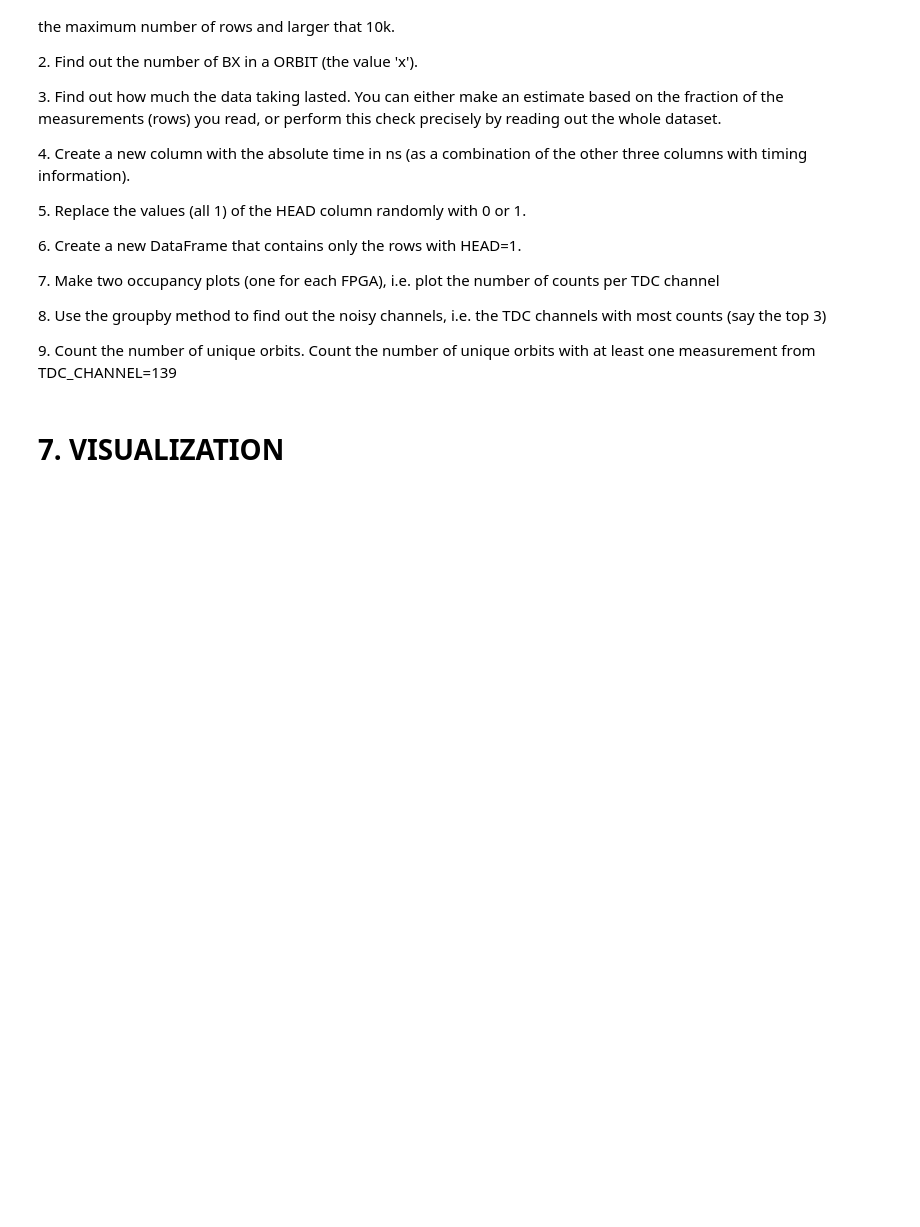
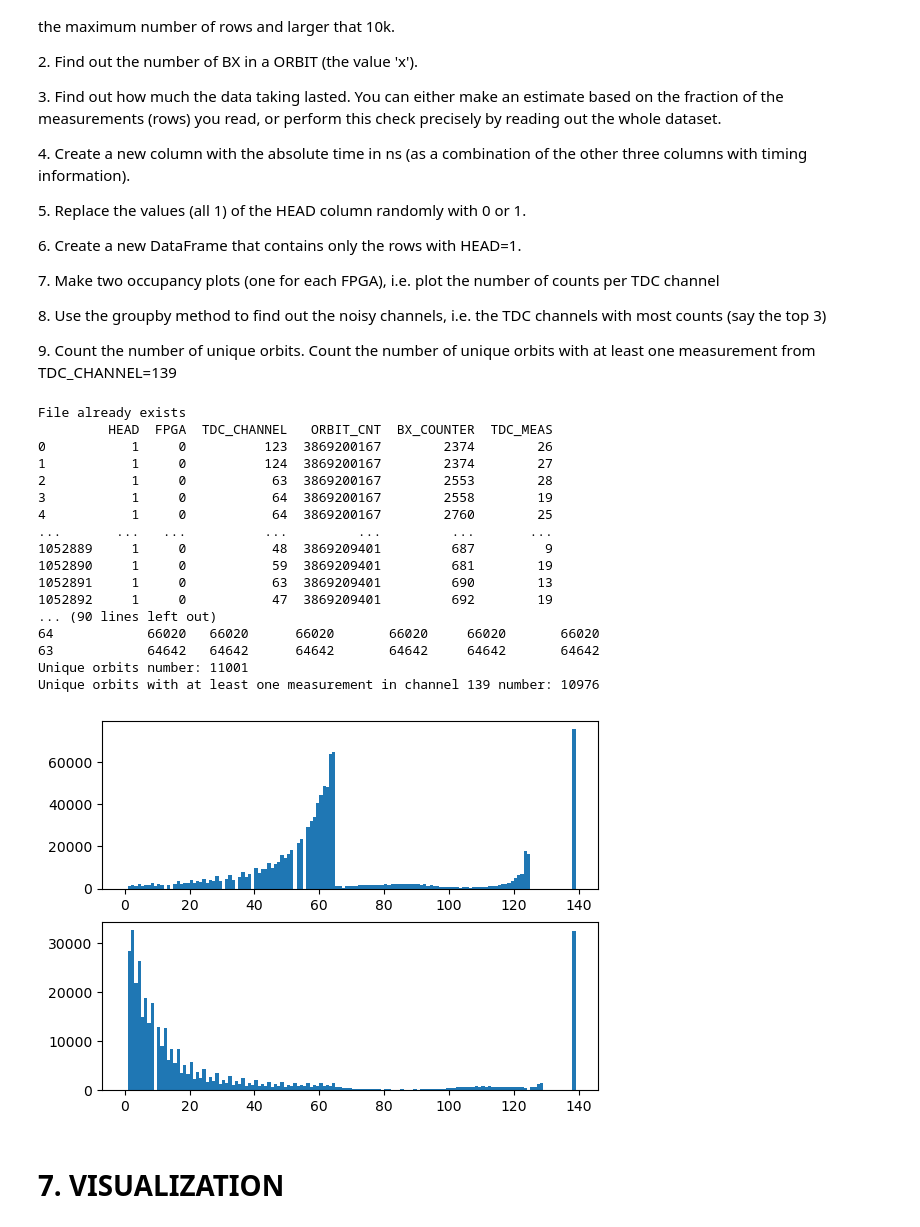
Before and after one commit to Kallo27/LaboratoryOfComputationalPhysics_Y6, a Jupyter notebook: exam/exam.ipynb, the cells around one changed output. Saved outputs shown, nothing was run; the diff lists cells and outputs as text; code cells hidden in the pictures; blank space fills up the shorter version.

```diff
--- a/exam/exam.ipynb
+++ b/exam/exam.ipynb
@@ -508,6 +508,73 @@ This exercise consists in analyzing a dataset containg timing information from a
 8\. Use the groupby method to find out the noisy channels, i.e. the TDC channels with most counts (say the top 3)
 
 9\. Count the number of unique orbits. Count the number of unique orbits with at least one measurement from TDC_CHANNEL=139
+# %%
+import pandas as pd
+import matplotlib.pyplot as plt
+import numpy as np
+
+! if [ ! -f ./data_000637.txt ]; then wget https://www.dropbox.com/s/xvjzaxzz3ysphme/data_000637.txt; else echo 'File already exists'; fi
+
+d = pd.read_csv('data_000637.txt')
+N = np.random.randint(10000, d.shape[0] + 1)
+
+d1 = d.head(N)
+print(d1)
+
+bx_counter = d.groupby('ORBIT_CNT')['BX_COUNTER'].max()
+print(f'Value of x: {bx_counter.max()}')
+
+time_estimation = (bx_counter.max() * 25) * bx_counter.shape[0]
+total_time = (d.iloc[-1, 3] - d.iloc[0, 3]) * 25 * bx_counter.max() + (d.iloc[-1, 4] - d.iloc[0, 4]) * 25 + (d.iloc[-1, 5] - d.iloc[0, 5]) * 25/30
+print(f'Estimated time: {time_estimation} ns')
+print(f'Total time: {total_time} ns')
+
+d['TOTAL_TIME'] = (d['ORBIT_CNT'] - d.iloc[0, 3]) * 25 * bx_counter.max() + (d['BX_COUNTER'] - d.iloc[0, 4]) * 25 + (d['TDC_MEAS'] - d.iloc[0, 5]) * 25/30
+print(d)
+
+d['HEAD'] = np.random.randint(0, 2, size=d.shape[0])
+print(d)
+
+d2 = d[d['HEAD'] == 1]
+print(d2)
+
+fpga0 = d[d['FPGA'] == 0]
+fpga1 = d[d['FPGA'] == 1]
+
+plt.subplot(2, 1, 1)
+plt.hist(fpga0['TDC_CHANNEL'], bins=range(0, 140))
+plt.subplot(2, 1, 2)
+plt.hist(fpga1['TDC_CHANNEL'], bins=range(0, 140))
+
+noise = d.groupby('TDC_CHANNEL').count()
+noise = noise.sort_values(by='HEAD', ascending= False)
+print(noise.head(3))
+
+unique_orbits = d['ORBIT_CNT'].unique()
+print(f'Unique orbits number: {unique_orbits.shape[0]}')
+
+orbits_139 = d[d['TDC_CHANNEL'] == 139]
+unique_orbits_139 = orbits_139['ORBIT_CNT'].unique()
+print(f'Unique orbits with at least one measurement in channel 139 number: {unique_orbits_139.shape[0]}')
+# %% [output]
+File already exists
+         HEAD  FPGA  TDC_CHANNEL   ORBIT_CNT  BX_COUNTER  TDC_MEAS
+0           1     0          123  3869200167        2374        26
+1           1     0          124  3869200167        2374        27
+2           1     0           63  3869200167        2553        28
+3           1     0           64  3869200167        2558        19
+4           1     0           64  3869200167        2760        25
+...       ...   ...          ...         ...         ...       ...
+1052889     1     0           48  3869209401         687         9
+1052890     1     0           59  3869209401         681        19
+1052891     1     0           63  3869209401         690        13
+1052892     1     0           47  3869209401         692        19
+... (90 lines left out)
+64            66020   66020      66020       66020     66020       66020
+63            64642   64642      64642       64642     64642       64642
+Unique orbits number: 11001
+Unique orbits with at least one measurement in channel 139 number: 10976
+[figure, added]
 # %% [markdown]
 # 7. VISUALIZATION
 # %% [markdown]
```
Also changed, not shown: 1 other file.
